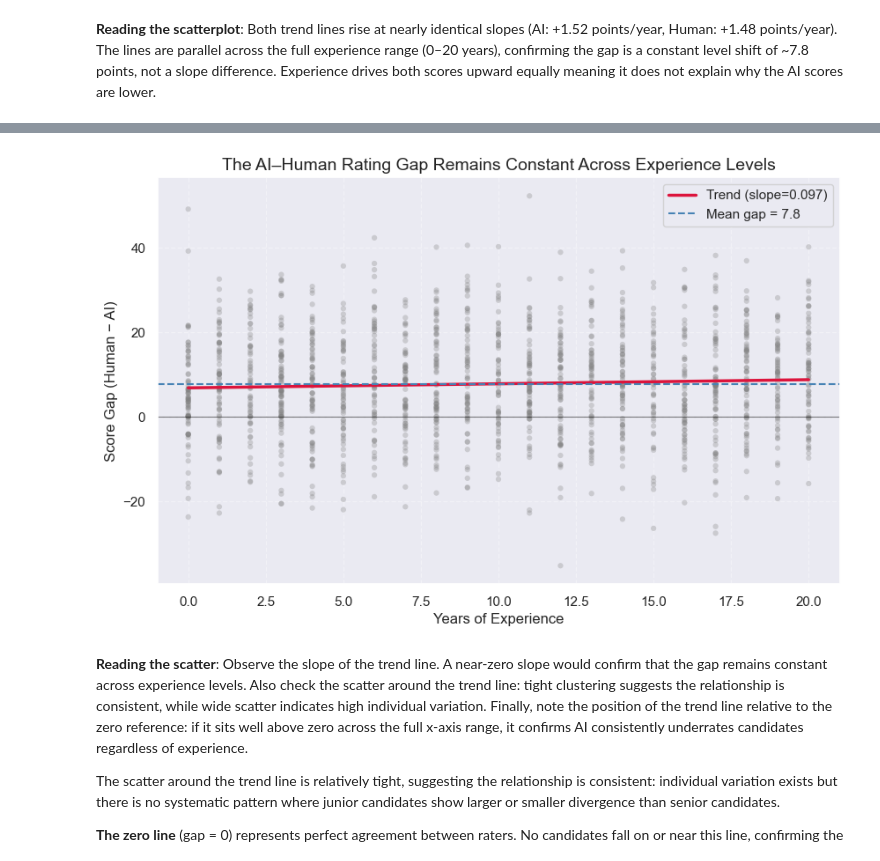
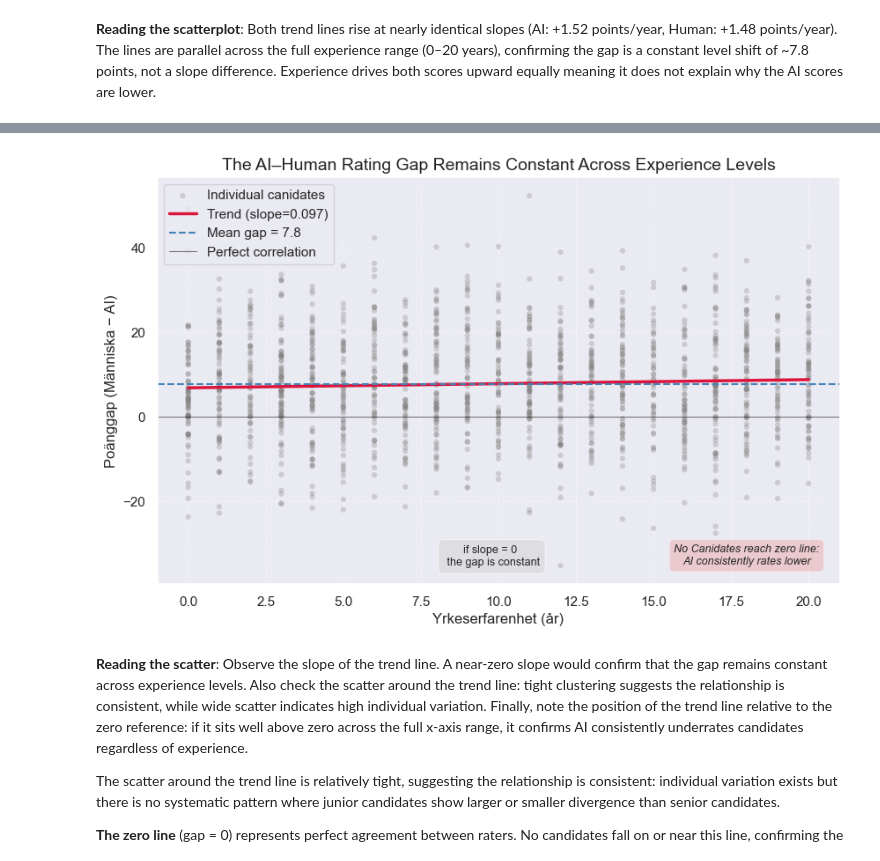
Before and after one commit to hkmp1303/hiring-fairness-audit-analysis, a Jupyter notebook: notebook.ipynb, the cells around one changed output, grey strips where cells are left out. Saved outputs shown, nothing was run; the diff lists cells and outputs as text; code cells hidden in the pictures.

```diff
--- a/notebook.ipynb
+++ b/notebook.ipynb
@@ -326,34 +326,47 @@ plt.show()
 # %%
 fig, ax = plt.subplots(figsize=(10, 6))
 
 # Use Score_Divergence (already in dataset) or calculated Gap
 gap = df["Human_Score"] - df["AI_Score"]
 x = df["Years_Experience"]
 
 # Scatter plot
-ax.scatter(x, gap, alpha=0.3, s=20, color='gray', edgecolors='none')
+ax.scatter(x, gap, alpha=0.3, s=20, color='gray', edgecolors='none', label='Individual canidates')
 
 # Trend line to show whether gap changes with experience
 m, b = np.polyfit(x, gap, 1)
 x_line = np.linspace(x.min(), x.max(), 200)
 ax.plot(x_line, m * x_line + b, color='crimson', linewidth=2.5,
         label=f'Trend (slope={m:.3f})')
 
 # Horizontal line at mean gap to show the "no change" baseline
 mean_gap = gap.mean()
 ax.axhline(mean_gap, color='steelblue', linestyle='--', linewidth=1.5,
            label=f'Mean gap = {mean_gap:.1f}')
 
 # Zero line for reference (gap=0 would mean perfect agreement)
-ax.axhline(0, color='black', linewidth=0.8, alpha=0.5)
+ax.axhline(0, color='black', linewidth=0.8,
+           alpha=0.5, label='Perfect correlation')
 
-ax.set_xlabel("Years of Experience", fontsize=12)
-ax.set_ylabel("Score Gap (Human − AI)", fontsize=12)
+# Annotate the near-zero slope
+ax.annotate(f'if slope = 0 \n the gap is constant',
+            xy=(x.mean(), mean_gap - 43),
+            fontsize=9, ha='center',
+            bbox=dict(boxstyle='round,pad=0.5', facecolor='lightgrey', alpha=0.5))
+
+# Annotate that no points reach zero line
+ax.annotate('No Canidates reach zero line:\nAI consistently rates lower',
+            xy=(x.max() * 0.90, -35),
+            fontsize=9, ha='center', style='italic',
+            bbox=dict(boxstyle='round,pad=0.4', facecolor='lightcoral', alpha=0.3))
+
+ax.set_xlabel("Yrkeserfarenhet (år)", fontsize=12)
+ax.set_ylabel("Poänggap (Människa − AI)", fontsize=12)
 ax.set_title("The AI–Human Rating Gap Remains Constant Across Experience Levels", fontsize=14)
 ax.legend(fontsize=11, loc='best')
 ax.grid(True, linestyle='--', alpha=0.4)
 # %% [output]
-[figure, old version]
+[figure, new version]
 # %% [markdown]
 **Reading the scatter**: Observe the slope of the trend line. A near-zero slope would confirm that the gap remains constant across experience levels. Also check the scatter around the trend line: tight clustering suggests the relationship is consistent, while wide scatter indicates high individual variation. Finally, note the position of the trend line relative to the zero reference: if it sits well above zero across the full x-axis range, it confirms AI consistently underrates candidates regardless of experience.
 
```
Also changed, not shown: parts of 1 cell of this notebook.
